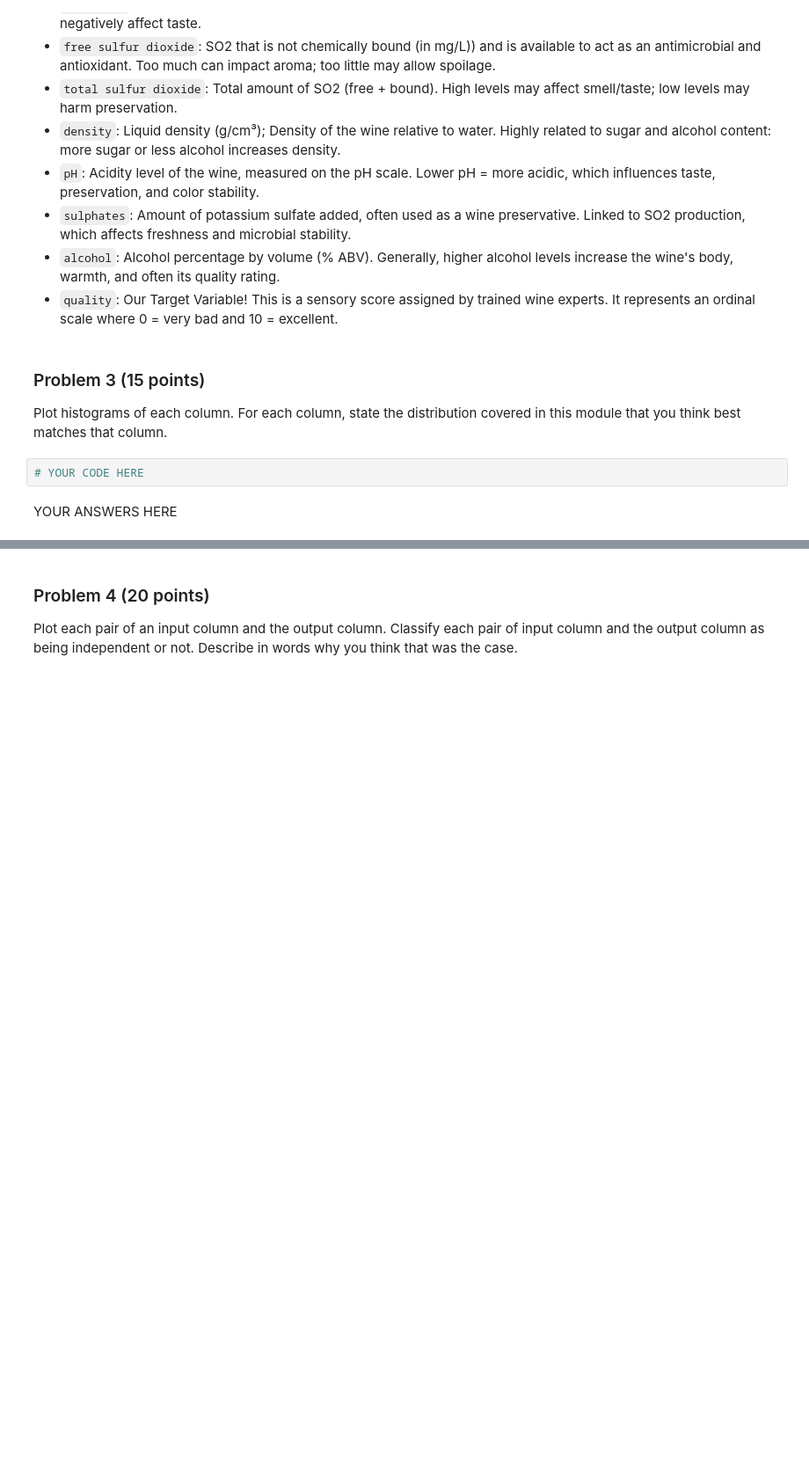
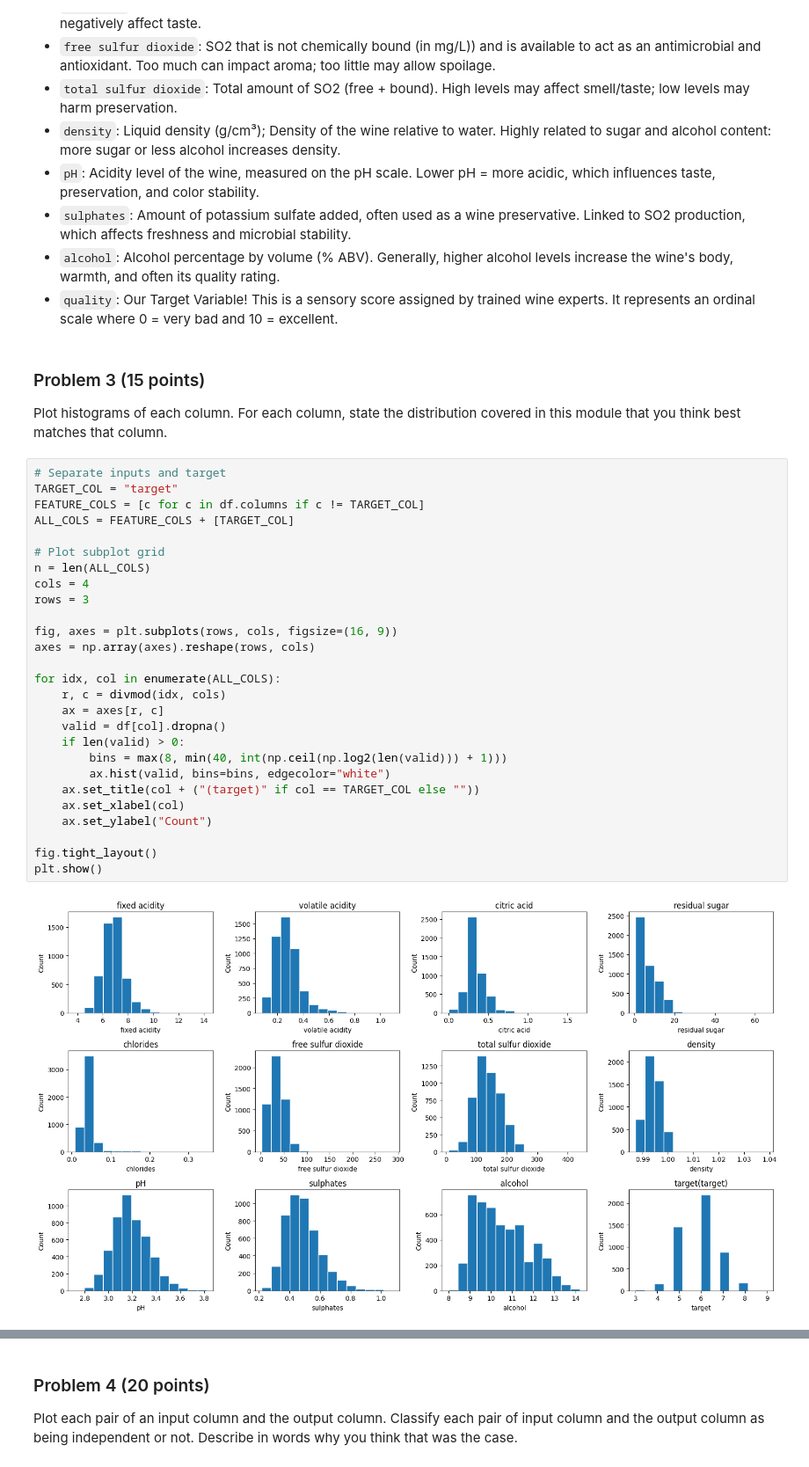
Before and after one commit to RevibeZ/dx601-final-project, a Jupyter notebook: project.ipynb, the cells around one changed output, grey strips where cells are left out. Shown: that part at 88% size. Drawn from its saved outputs; the diff is of its cells as text; blank space fills up the shorter version.

```diff
--- a/project.ipynb
+++ b/project.ipynb
@@ -143,7 +143,32 @@ Below are brief descriptions for each column in the White_Wine_Quality dataset:
 
 Plot histograms of each column.
 For each column, state the distribution covered in this module that you think best matches that column.
-# %%
-# YOUR CODE HERE
-# %% [markdown]
-YOUR ANSWERS HERE
+# %%
+# Separate inputs and target
+TARGET_COL = "target"
+FEATURE_COLS = [c for c in df.columns if c != TARGET_COL]
+ALL_COLS = FEATURE_COLS + [TARGET_COL]
+
+# Plot subplot grid
+n = len(ALL_COLS)
+cols = 4
+rows = 3
+
+fig, axes = plt.subplots(rows, cols, figsize=(16, 9))
+axes = np.array(axes).reshape(rows, cols)
+
+for idx, col in enumerate(ALL_COLS):
+    r, c = divmod(idx, cols)
+    ax = axes[r, c]
+    valid = df[col].dropna()
+    if len(valid) > 0:
+        bins = max(8, min(40, int(np.ceil(np.log2(len(valid))) + 1)))
+        ax.hist(valid, bins=bins, edgecolor="white")
+    ax.set_title(col + ("(target)" if col == TARGET_COL else ""))
+    ax.set_xlabel(col)
+    ax.set_ylabel("Count")
+
+fig.tight_layout()
+plt.show()
+# %% [output]
+[figure, added]
```
Also changed, not shown: parts of 16 cells of this notebook.
